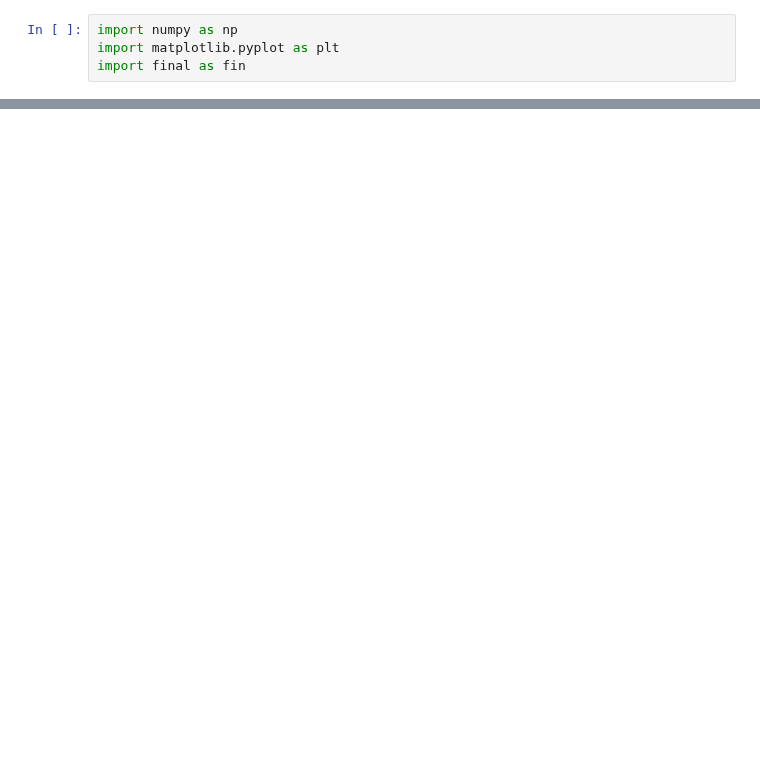
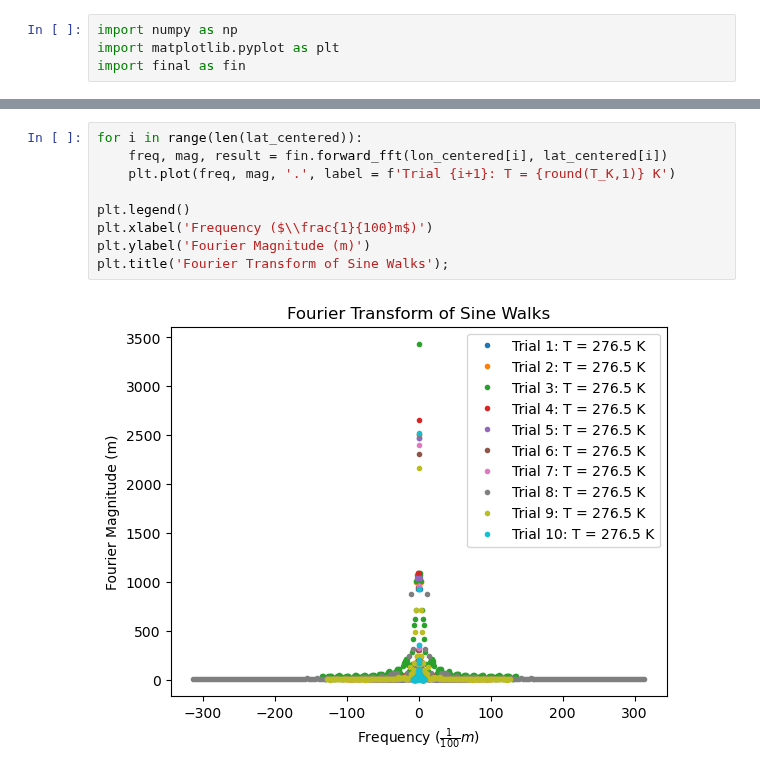
Before and after one commit to ubsuny/CP1-24-final, a Jupyter notebook: iglesias-cardinale/code/final.ipynb, the cells around one changed output, grey strips where cells are left out. Drawn from its saved outputs; the diff is of its cells as text; blank space fills up the shorter version.

```diff
--- a/iglesias-cardinale/code/final.ipynb
+++ b/iglesias-cardinale/code/final.ipynb
@@ -76,0 +95,11 @@ plt.legend(ncol = 2, bbox_to_anchor=(0.5, 0.05), loc='lower center');
+# %%
+for i in range(len(lat_centered)):
+    freq, mag, result = fin.forward_fft(lon_centered[i], lat_centered[i])
+    plt.plot(freq, mag, '.', label = f'Trial {i+1}: T = {round(T_K,1)} K')
+
+plt.legend()
+plt.xlabel('Frequency ($\\frac{1}{100}m$)')
+plt.ylabel('Fourier Magnitude (m)')
+plt.title('Fourier Transform of Sine Walks');
+# %% [output]
+[figure, added]
```
Also changed, not shown: parts of 7 cells of this notebook, 3 other files.
